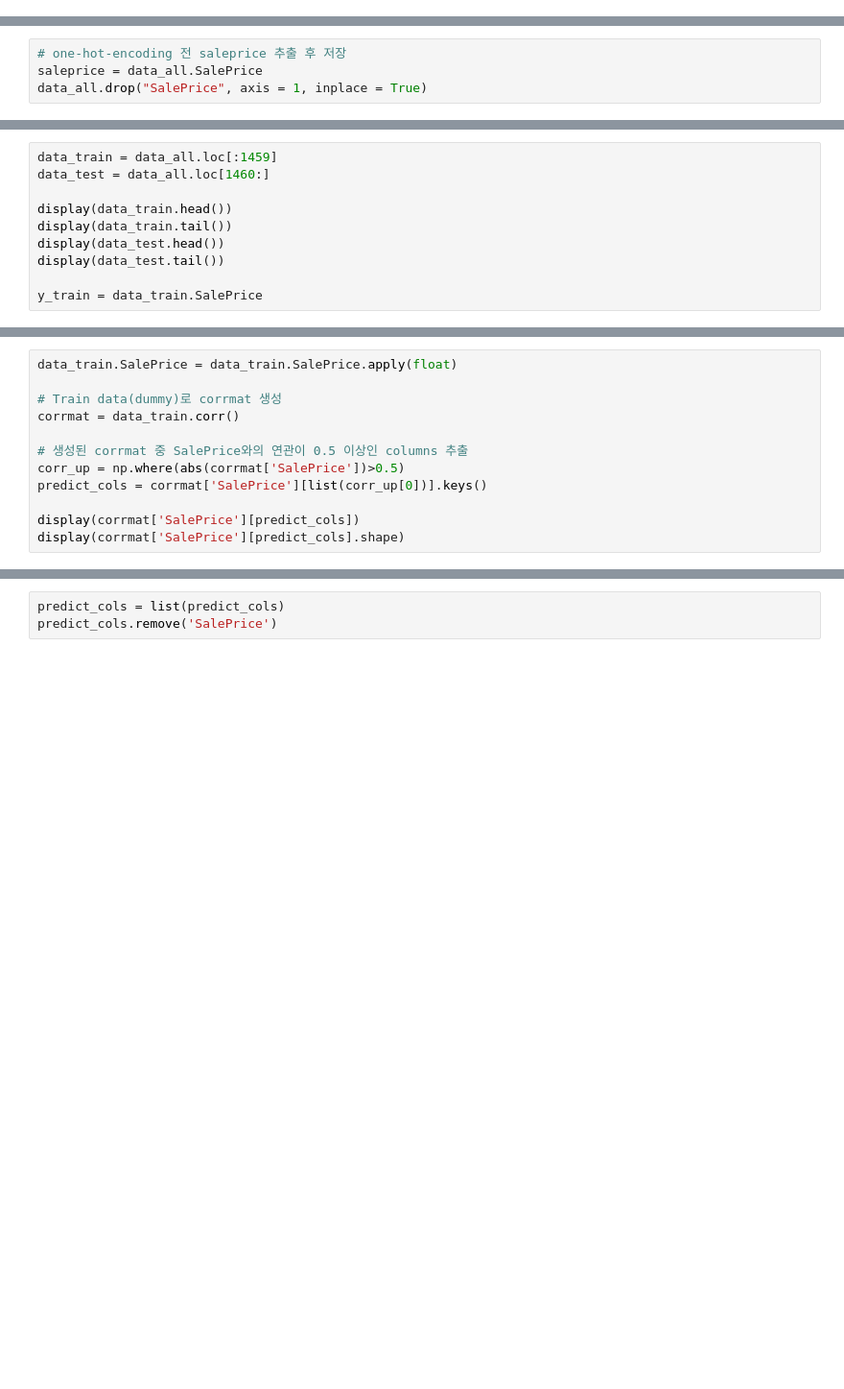
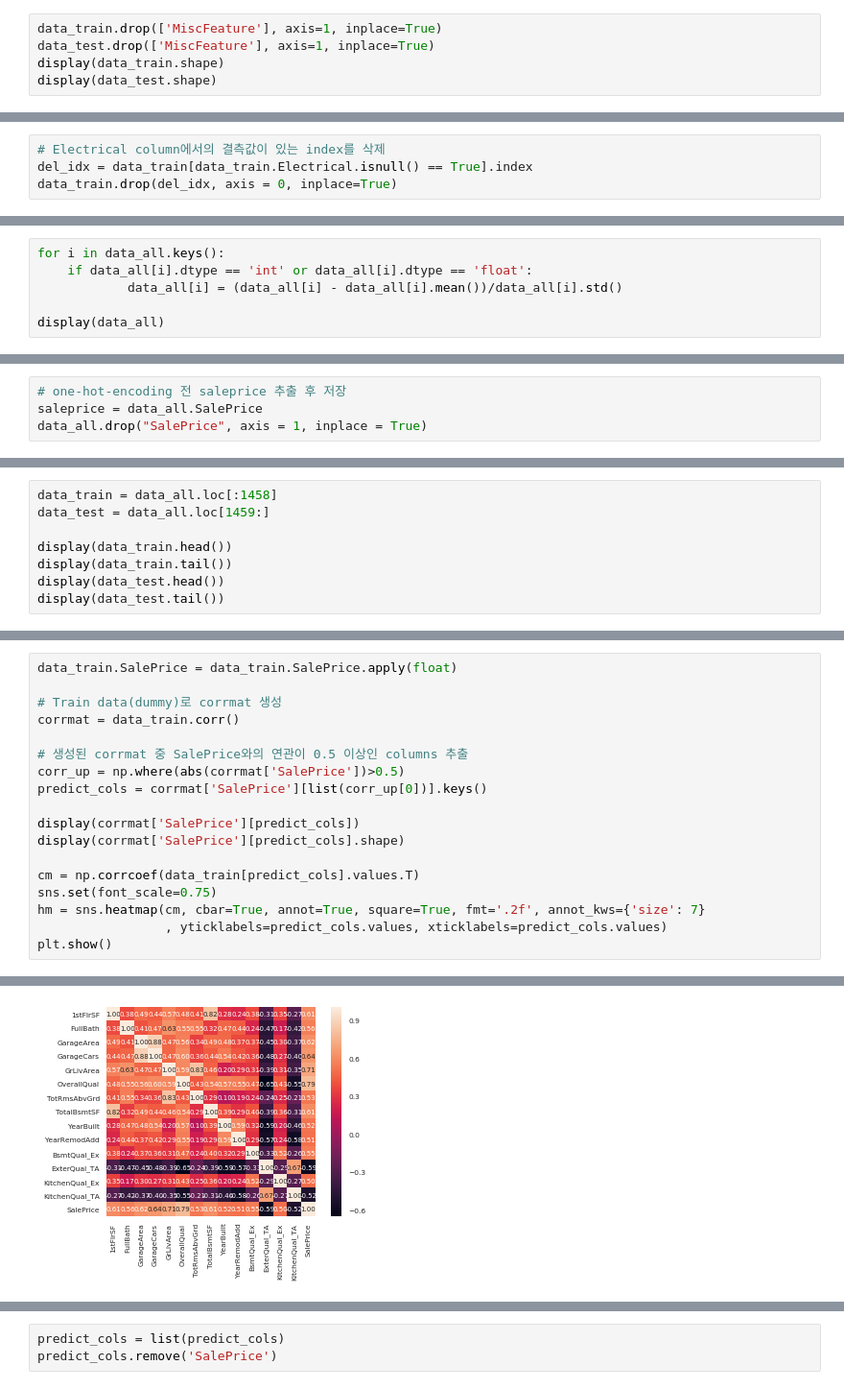
Before and after one commit to rjsdn31536/predict_houseprice_kaggle, a Jupyter notebook: predict_sum.ipynb, the cells around one changed output, grey strips where cells are left out. Shown: that part at 96% size. Cells and saved outputs as stored; diff of their text form; blank space fills up the shorter version.

```diff
--- a/predict_sum.ipynb
+++ b/predict_sum.ipynb
@@ -87,0 +170,5 @@ for i in tmp.index:
+# %%
+data_train.drop(['MiscFeature'], axis=1, inplace=True)
+data_test.drop(['MiscFeature'], axis=1, inplace=True)
+display(data_train.shape)
+display(data_test.shape)
@@ -96 +190,5 @@ data_test.drop("Id", axis = 1, inplace = True)
+# %%
+# Electrical column에서의 결측값이 있는 index를 삭제
+del_idx = data_train[data_train.Electrical.isnull() == True].index
+data_train.drop(del_idx, axis = 0, inplace=True)
 # %% [markdown]
@@ -250,0 +364,6 @@ display(data_all.head())
+# %%
+for i in data_all.keys():
+    if data_all[i].dtype == 'int' or data_all[i].dtype == 'float':
+            data_all[i] = (data_all[i] - data_all[i].mean())/data_all[i].std()
+
+display(data_all)
@@ -263,10 +434,8 @@ display(data_all[data_all.SalePrice == "None"])
 # %%
-data_train = data_all.loc[:1459]
-data_test = data_all.loc[1460:]
+data_train = data_all.loc[:1458]
+data_test = data_all.loc[1459:]
 
 display(data_train.head())
 display(data_train.tail())
 display(data_test.head())
 display(data_test.tail())
-
-y_train = data_train.SalePrice
@@ -282,3 +482,10 @@ predict_cols = corrmat['SalePrice'][list(corr_up[0])].keys()
 
 display(corrmat['SalePrice'][predict_cols])
 display(corrmat['SalePrice'][predict_cols].shape)
+
+cm = np.corrcoef(data_train[predict_cols].values.T)
+sns.set(font_scale=0.75)
+hm = sns.heatmap(cm, cbar=True, annot=True, square=True, fmt='.2f', annot_kws={'size': 7}
+                 , yticklabels=predict_cols.values, xticklabels=predict_cols.values)
+plt.show()
+# %% [output]
@@ -285 +509,2 @@ display(corrmat['SalePrice'][predict_cols].shape)
+[figure, added]
 # %%
```
Also changed, not shown: parts of 63 cells of this notebook, 6 other files.
